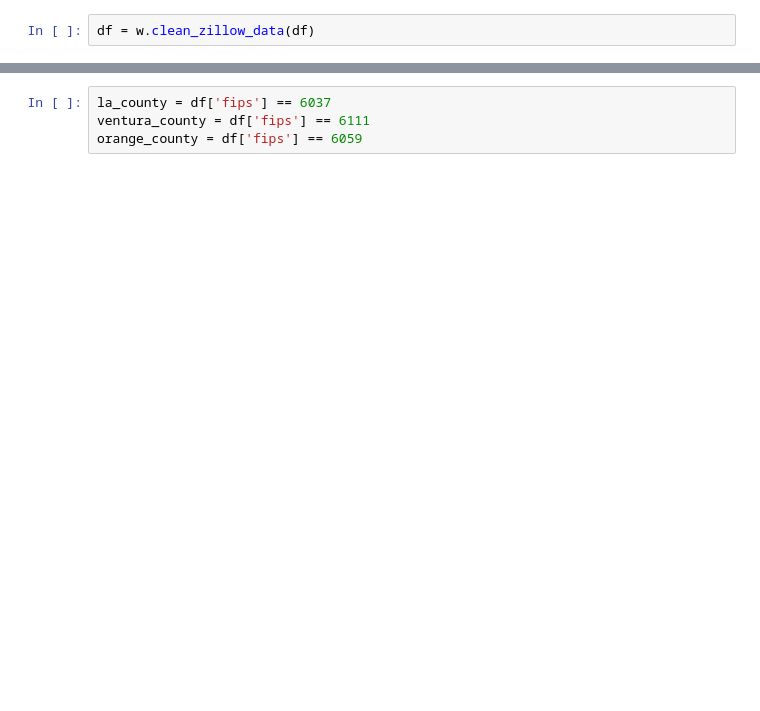
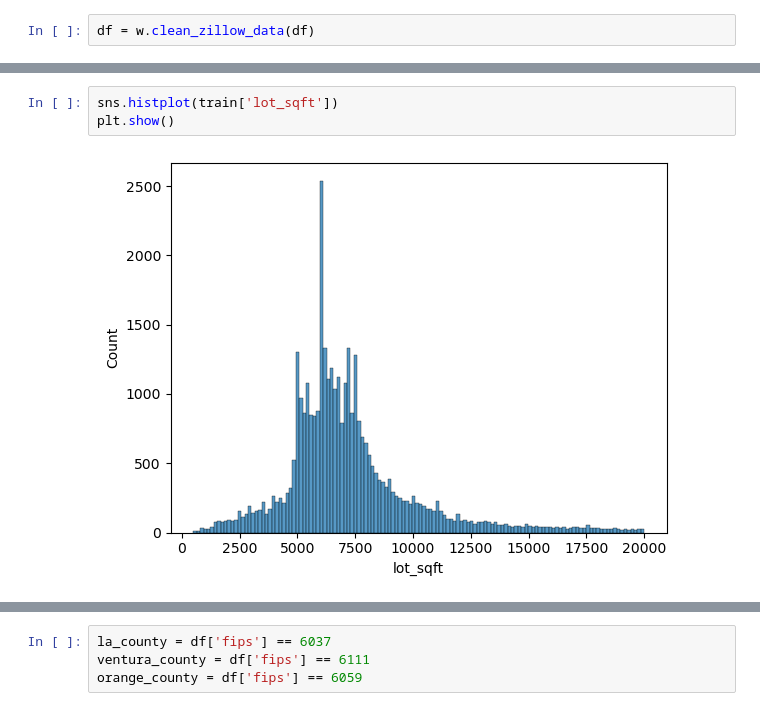
Before and after one commit to nicolas-angarita/Zillow_Project, a Jupyter notebook: working_notebook.ipynb, the cells around one changed output, grey strips where cells are left out. Cells and saved outputs as stored; diff of their text form; blank space fills up the shorter version.

```diff
--- a/working_notebook.ipynb
+++ b/working_notebook.ipynb
@@ -246,0 +206,5 @@ plt.show()
+# %%
+sns.histplot(train['lot_sqft'])
+plt.show()
+# %% [output]
+[figure, added]
```
Also changed, not shown: parts of 121 cells of this notebook, 1 other file.
